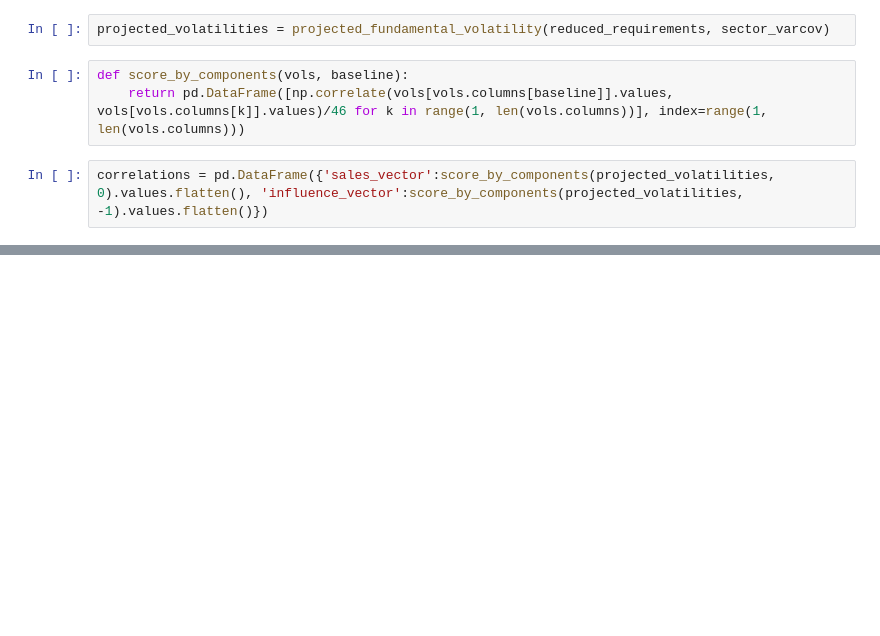
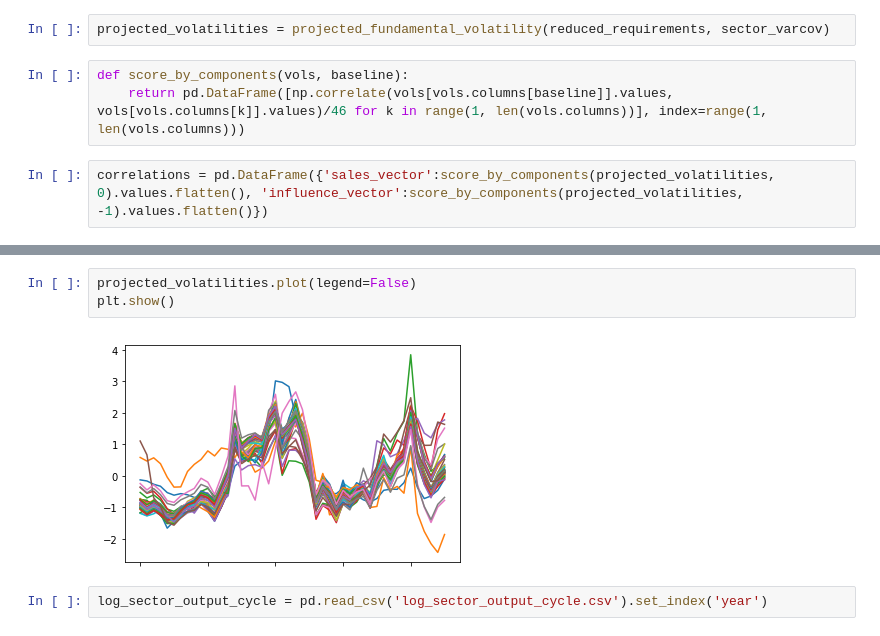
Before and after one commit to AshokRao95/network_volatility, a Jupyter notebook: svd_io.ipynb, the cells around one changed output, grey strips where cells are left out. Drawn from its saved outputs; the diff is of its cells as text; blank space fills up the shorter version.

```diff
--- a/svd_io.ipynb
+++ b/svd_io.ipynb
@@ -105,0 +111,7 @@ correlations.plot()
+# %%
+projected_volatilities.plot(legend=False)
+plt.show()
+# %% [output]
+[figure, added]
+# %%
+log_sector_output_cycle = pd.read_csv('log_sector_output_cycle.csv').set_index('year')
```
Also changed, not shown: parts of 8 cells of this notebook, 37 other files.
